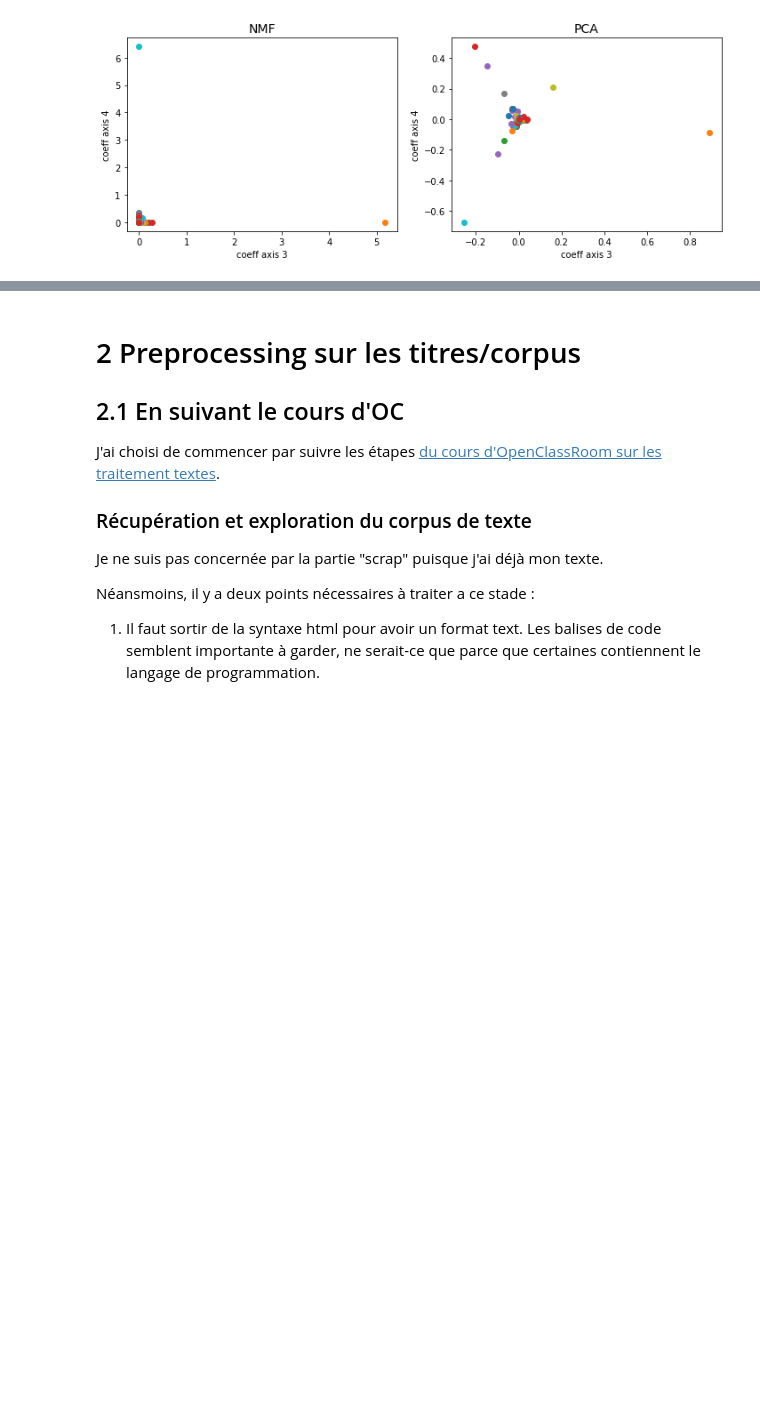
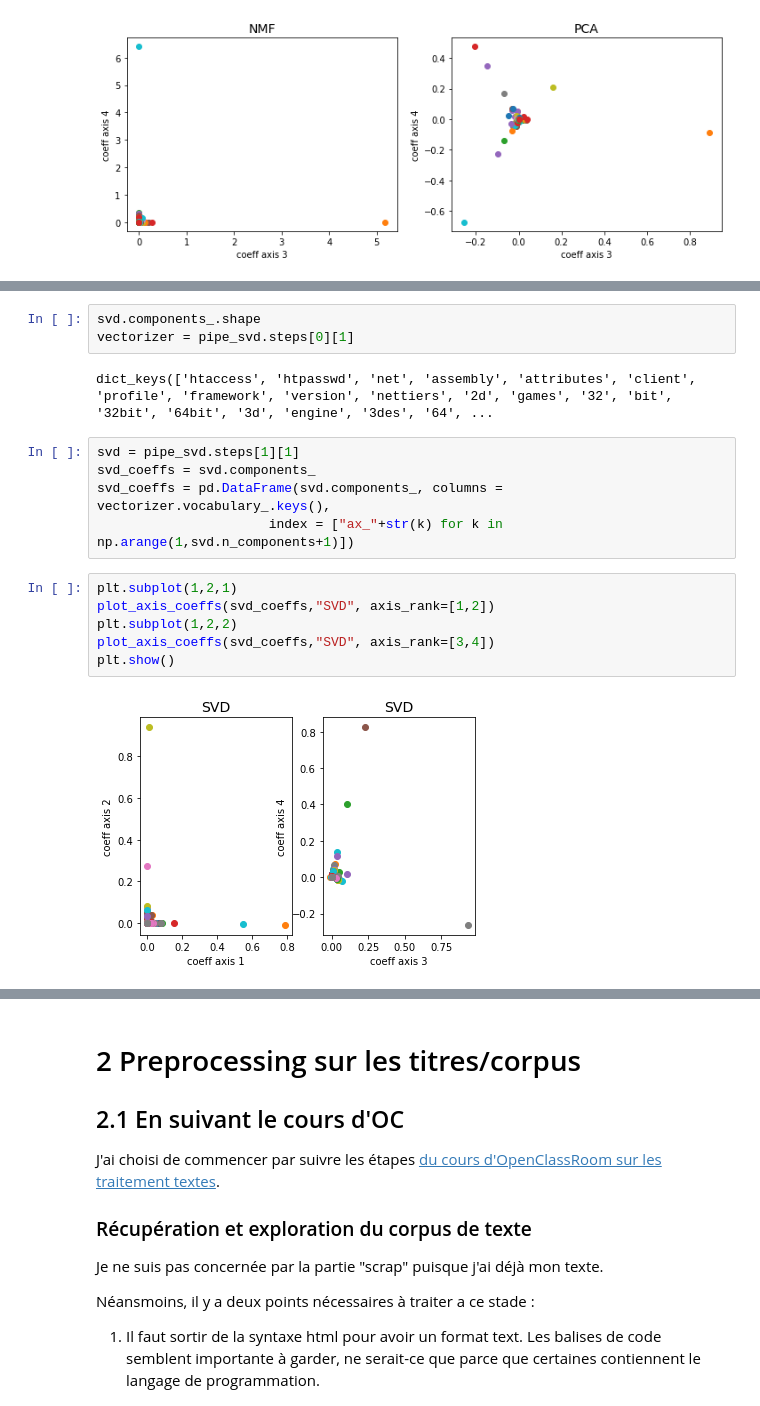
Before and after one commit to ClaireGayral/formation_openclassroom, a Jupyter notebook: P5_gayral_claire/P5_01_notebookexploration.ipynb, the cells around one changed output, grey strips where cells are left out. Drawn from its saved outputs; the diff is of its cells as text; blank space fills up the shorter version.

```diff
--- a/P5_gayral_claire/P5_01_notebookexploration.ipynb
+++ b/P5_gayral_claire/P5_01_notebookexploration.ipynb
@@ -272,0 +291,18 @@ plt.show()
+# %%
+svd.components_.shape
+vectorizer = pipe_svd.steps[0][1]
+# %% [output]
+dict_keys(['htaccess', 'htpasswd', 'net', 'assembly', 'attributes', 'client', 'profile', 'framework', 'version', 'nettiers', '2d', 'games', '32', 'bit', '32bit', '64bit', '3d', 'engine', '3des', '64', ...
+# %%
+svd = pipe_svd.steps[1][1]
+svd_coeffs = svd.components_
+svd_coeffs = pd.DataFrame(svd.components_, columns = vectorizer.vocabulary_.keys(),
+                      index = ["ax_"+str(k) for k in np.arange(1,svd.n_components+1)])
+# %%
+plt.subplot(1,2,1)
+plot_axis_coeffs(svd_coeffs,"SVD", axis_rank=[1,2])
+plt.subplot(1,2,2)
+plot_axis_coeffs(svd_coeffs,"SVD", axis_rank=[3,4])
+plt.show()
+# %% [output]
+[figure, added]
```
Also changed, not shown: parts of 51 cells of this notebook.
